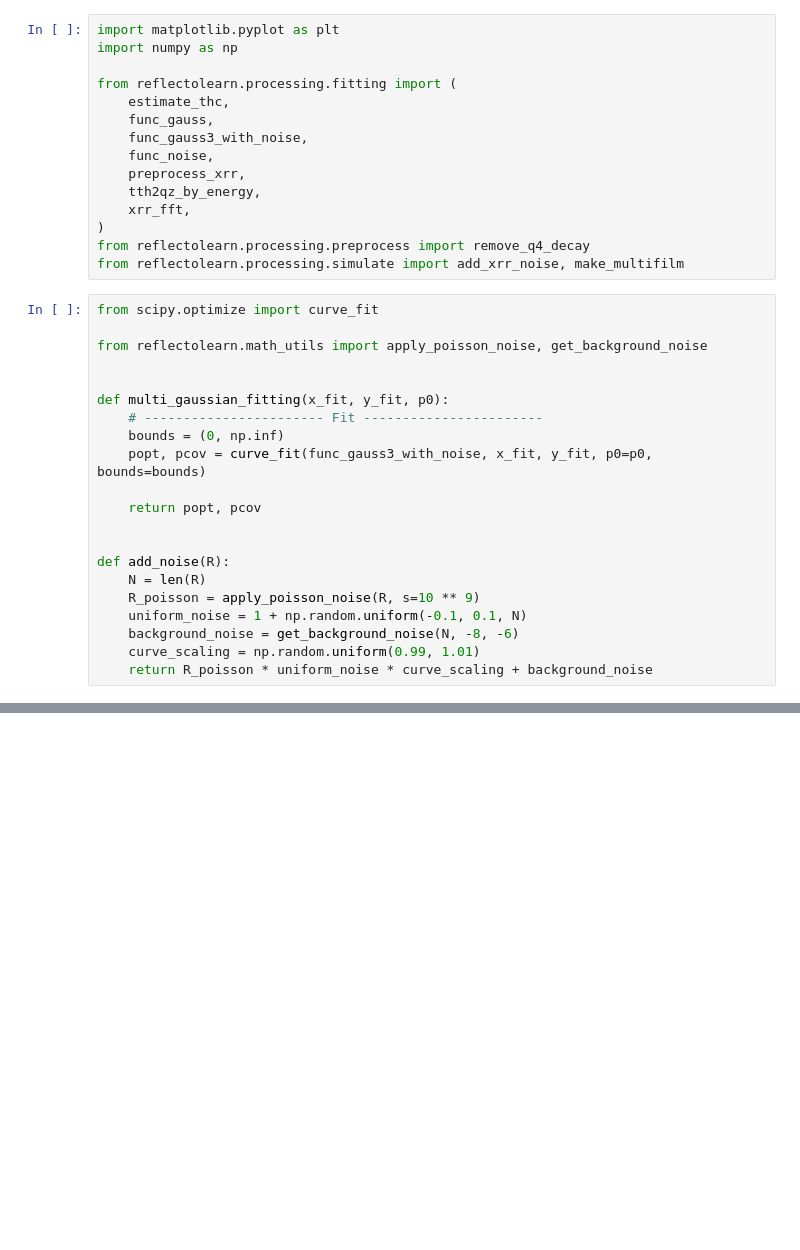
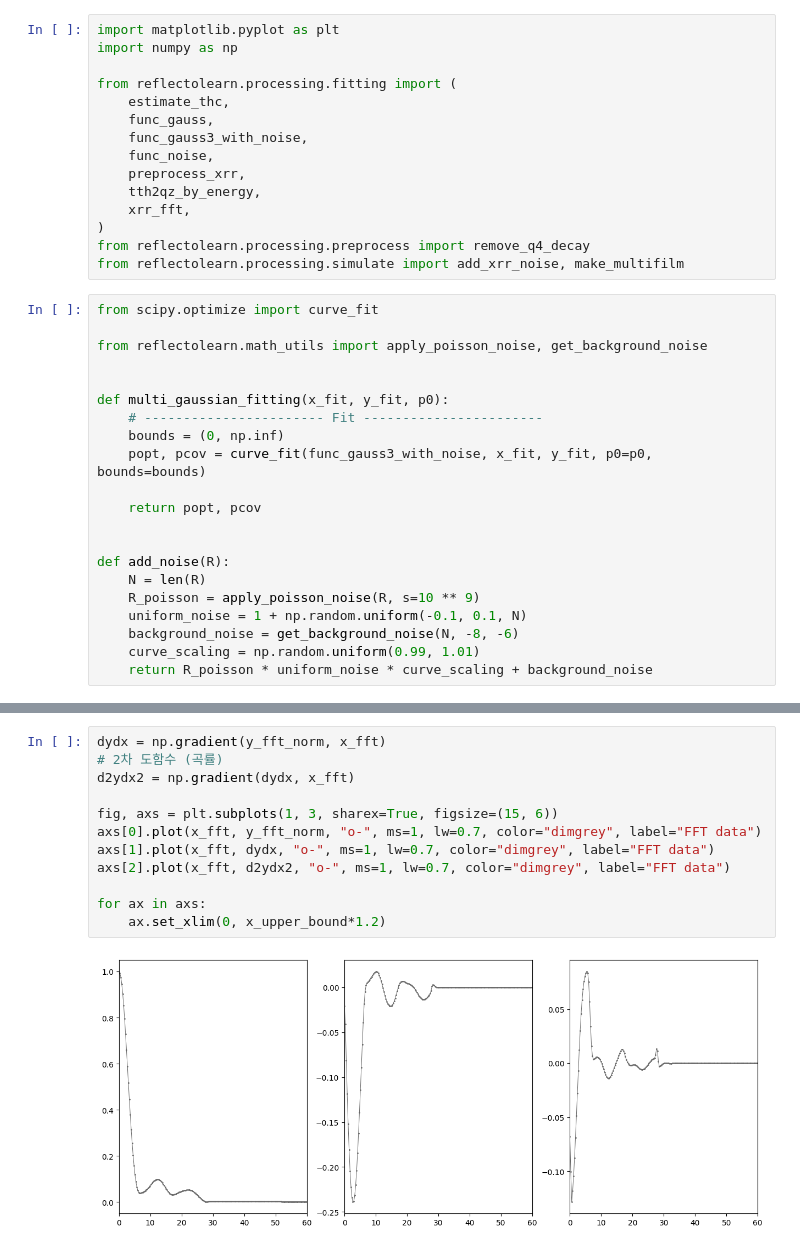
Before and after one commit to SJB7777/ReflectoLearn, a Jupyter notebook: notebooks/fitting.ipynb, the cells around one changed output, grey strips where cells are left out. Cells and saved outputs as stored; diff of their text form; blank space fills up the shorter version.

```diff
--- a/notebooks/fitting.ipynb
+++ b/notebooks/fitting.ipynb
@@ -122,3 +133,17 @@ Estimated critical q: 0.6254
+# %%
+dydx = np.gradient(y_fft_norm, x_fft)
+# 2차 도함수 (곡률)
+d2ydx2 = np.gradient(dydx, x_fft)
+
+fig, axs = plt.subplots(1, 3, sharex=True, figsize=(15, 6))
+axs[0].plot(x_fft, y_fft_norm, "o-", ms=1, lw=0.7, color="dimgrey", label="FFT data")
+axs[1].plot(x_fft, dydx, "o-", ms=1, lw=0.7, color="dimgrey", label="FFT data")
+axs[2].plot(x_fft, d2ydx2, "o-", ms=1, lw=0.7, color="dimgrey", label="FFT data")
+
+for ax in axs:
+    ax.set_xlim(0, x_upper_bound*1.2)
+# %% [output]
+[figure, added]
 # %%
 print(under_bound_index, upper_bound_index)
 
```
Also changed, not shown: parts of 5 cells of this notebook.
